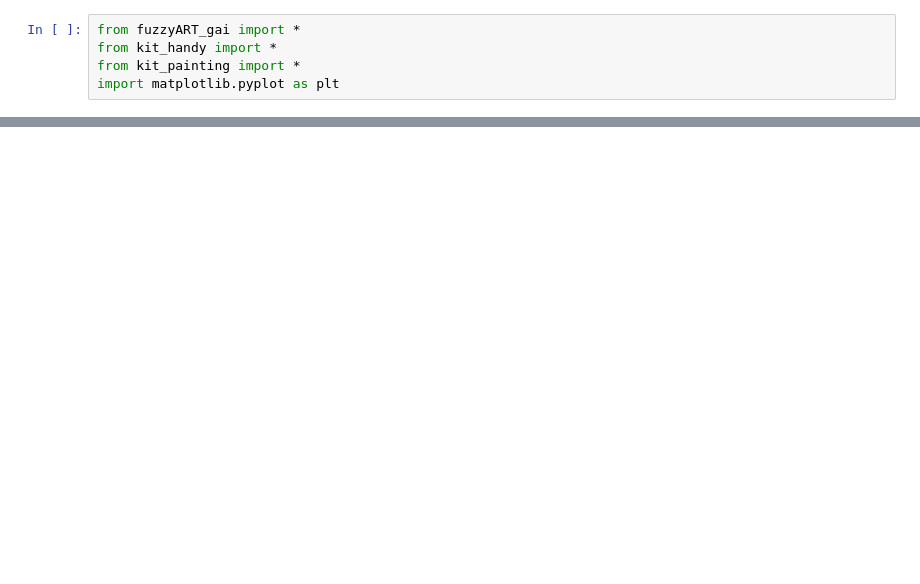
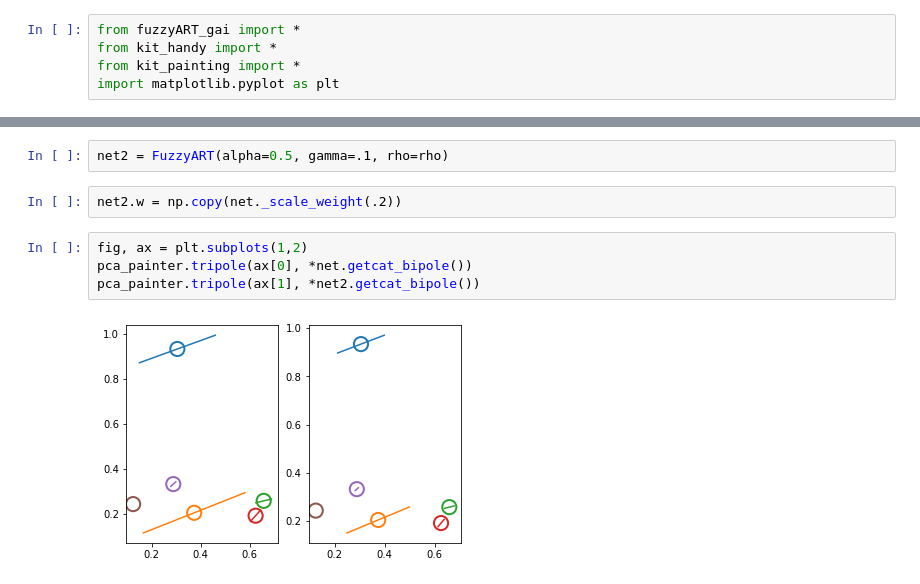
Before and after one commit to anish-lu-yihe/art, a Jupyter notebook: fuzzyART_thru_train.ipynb, the cells around one changed output, grey strips where cells are left out. Saved outputs shown, nothing was run; the diff lists cells and outputs as text; blank space fills up the shorter version.

```diff
--- a/fuzzyART_thru_train.ipynb
+++ b/fuzzyART_thru_train.ipynb
@@ -100,0 +82,10 @@ array([ 0,  0,  0,  0, 12])
+# %%
+net2 = FuzzyART(alpha=0.5, gamma=.1, rho=rho)
+# %%
+net2.w = np.copy(net._scale_weight(.2))
+# %%
+fig, ax = plt.subplots(1,2)
+pca_painter.tripole(ax[0], *net.getcat_bipole())
+pca_painter.tripole(ax[1], *net2.getcat_bipole())
+# %% [output]
+[figure, added]
```
Also changed, not shown: parts of 8 cells of this notebook, 1 other file.
